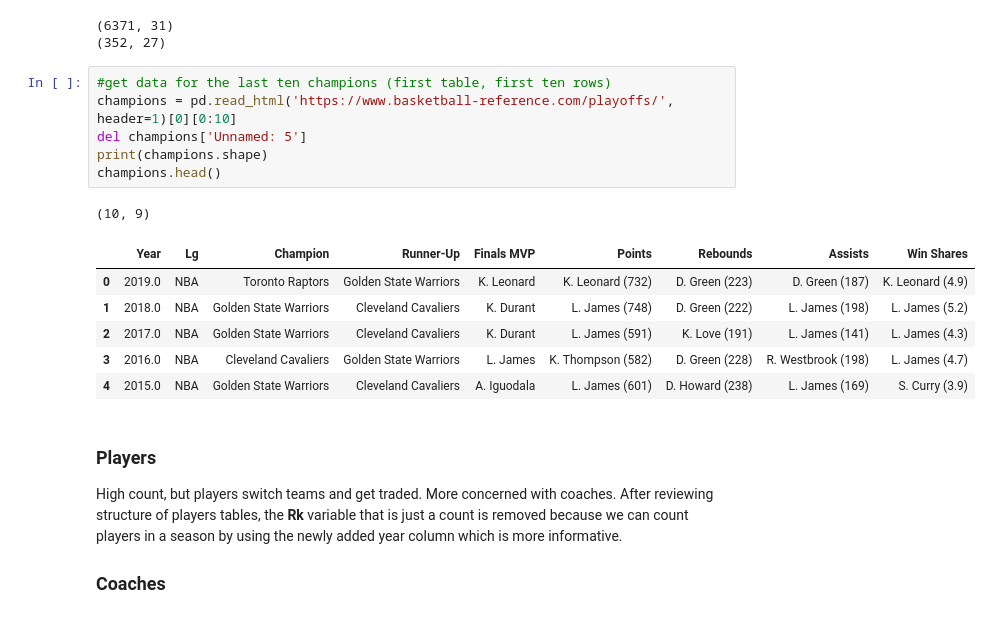
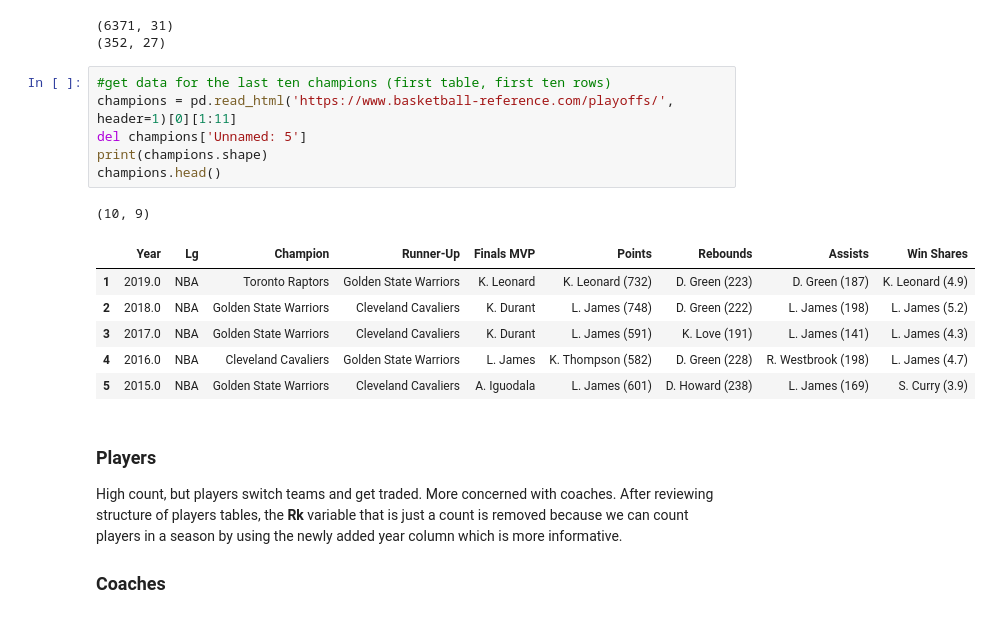
Before and after one commit to siawayforward/offense_wins_championships, a Jupyter notebook: import_clean.ipynb, the cells around one changed output. Saved outputs shown, nothing was run; the diff lists cells and outputs as text.

```diff
--- a/import_clean.ipynb
+++ b/import_clean.ipynb
@@ -32,18 +32,18 @@ print(df_coaches.shape)
 (352, 27)
 # %%
 #get data for the last ten champions (first table, first ten rows)
-champions = pd.read_html('https://www.basketball-reference.com/playoffs/', header=1)[0][0:10]
+champions = pd.read_html('https://www.basketball-reference.com/playoffs/', header=1)[0][1:11]
 del champions['Unnamed: 5']
 print(champions.shape)
 champions.head()
 # %% [output]
 (10, 9)
 |  | Year | Lg | Champion | Runner-Up | Finals MVP | Points | Rebounds | Assists | Win Shares |
-| 0 | 2019.0 | NBA | Toronto Raptors | Golden State Warriors | K. Leonard | K. Leonard (732) | D. Green (223) | D. Green (187) | K. Leonard (4.9) |
-| 1 | 2018.0 | NBA | Golden State Warriors | Cleveland Cavaliers | K. Durant | L. James (748) | D. Green (222) | L. James (198) | L. James (5.2) |
-| 2 | 2017.0 | NBA | Golden State Warriors | Cleveland Cavaliers | K. Durant | L. James (591) | K. Love (191) | L. James (141) | L. James (4.3) |
-| 3 | 2016.0 | NBA | Cleveland Cavaliers | Golden State Warriors | L. James | K. Thompson (582) | D. Green (228) | R. Westbrook (198) | L. James (4.7) |
-| 4 | 2015.0 | NBA | Golden State Warriors | Cleveland Cavaliers | A. Iguodala | L. James (601) | D. Howard (238) | L. James (169) | S. Curry (3.9) |
+| 1 | 2019.0 | NBA | Toronto Raptors | Golden State Warriors | K. Leonard | K. Leonard (732) | D. Green (223) | D. Green (187) | K. Leonard (4.9) |
+| 2 | 2018.0 | NBA | Golden State Warriors | Cleveland Cavaliers | K. Durant | L. James (748) | D. Green (222) | L. James (198) | L. James (5.2) |
+| 3 | 2017.0 | NBA | Golden State Warriors | Cleveland Cavaliers | K. Durant | L. James (591) | K. Love (191) | L. James (141) | L. James (4.3) |
+| 4 | 2016.0 | NBA | Cleveland Cavaliers | Golden State Warriors | L. James | K. Thompson (582) | D. Green (228) | R. Westbrook (198) | L. James (4.7) |
+| 5 | 2015.0 | NBA | Golden State Warriors | Cleveland Cavaliers | A. Iguodala | L. James (601) | D. Howard (238) | L. James (169) | S. Curry (3.9) |
 # %% [markdown]
 ### Players
 High count, but players switch teams and get traded. More concerned with coaches. After reviewing structure of players tables, the **Rk** variable that is just a count is removed because we can count players in a season by using the newly added year column which is more informative.
```
Also changed, not shown: parts of 6 cells of this notebook.
